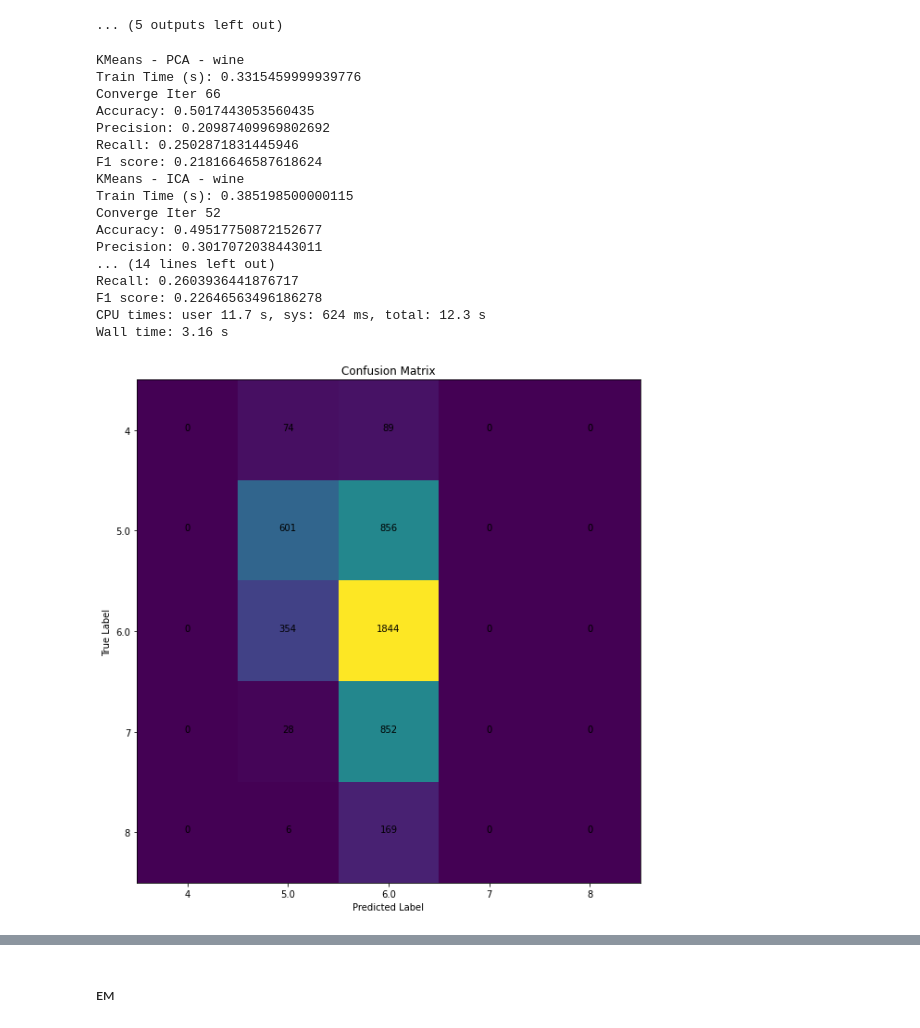
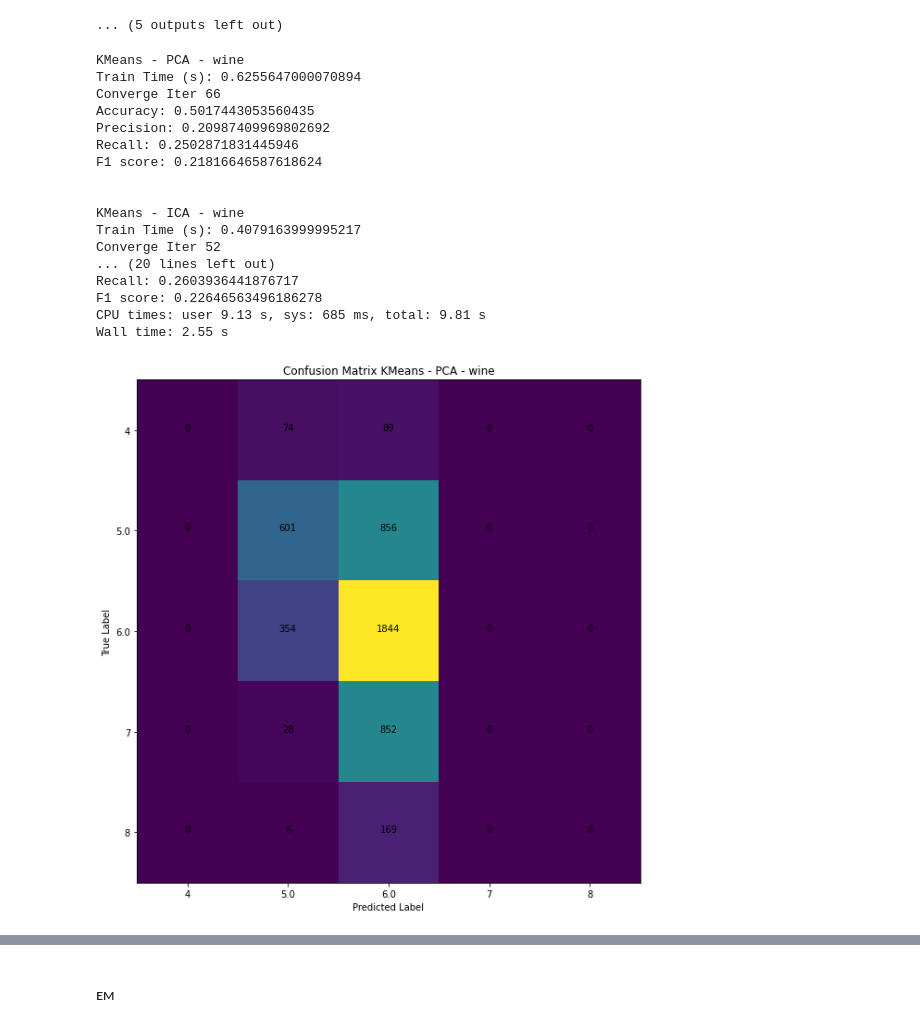
Before and after one commit to TheodoreNguyen/CS7641, a Jupyter notebook: proj3/proj3.ipynb, the cells around one changed output, grey strips where cells are left out. Drawn from its saved outputs; the diff is of its cells as text; code cells hidden in the pictures.

```diff
--- a/proj3/proj3.ipynb
+++ b/proj3/proj3.ipynb
@@ -504,11 +504,11 @@ From Using Elbow method on Silhouette score,
 
     Using Num dist = 7 and 40 for EM on the Abalone and Wine datasets, respectively.
 # %%
-def show_CM(conf_matrix, classes):
+def show_CM(conf_matrix, classes, name):
 
     plt.subplots(figsize=(10, 10))
     plt.imshow(conf_matrix)
-    plt.title("Confusion Matrix")
+    plt.title("Confusion Matrix " + name)
     tick_marks = np.arange(len(classes))
     plt.xticks(tick_marks, classes)
     plt.yticks(tick_marks, classes)
@@ -522,7 +522,7 @@ def show_CM(conf_matrix, classes):
     plt.ylabel('True Label')
     plt.xlabel('Predicted Label')
 
-def Eval(algorithm, x, y):
+def Eval(algorithm, x, y, name):
 
     start = timeit.default_timer()
     evaluator = algorithm.fit(x)
@@ -536,7 +536,7 @@ def Eval(algorithm, x, y):
     f1 = f1_score(y, y_vote, average='macro')
     precision = precision_score(y, y_vote, average='macro')
     recall = recall_score(y, y_vote, average='macro')
-
+    print(name)
     print("Train Time (s): " + str(trainTime))
     print("Converge Iter " + str(algorithm.n_iter_))
     print("Accuracy: " +  str(accuracy))
@@ -546,7 +546,7 @@ def Eval(algorithm, x, y):
 
     cm = confusion_matrix(y, y_vote)
     classes = set(list(set(y_vote)) + list(set(y)))
-    show_CM(cm, classes)
+    show_CM(cm, classes, name)
 # %% [markdown]
 ## Eval on best param
 # %%
@@ -942,34 +946,37 @@ plot_iterator(kmeans_w_grp[0], 'k', 'K-means', 'Wine GRP') # 17
 ... (5 outputs left out)
 # %%
 %%time
-print("KMeans - PCA - wine")
+print("\n")
 params_kmeans['n_clusters'] = 10
-Eval(KMeans(**params_kmeans), X_w_pca, Y_w)
-print("KMeans - ICA - wine")
+Eval(KMeans(**params_kmeans), X_w_pca, Y_w, "KMeans - PCA - wine")
+
+print("\n")
 params_kmeans['n_clusters'] = 20
-Eval(KMeans(**params_kmeans), X_w_ica, Y_w)
-print("KMeans - SRP - wine")
+Eval(KMeans(**params_kmeans), X_w_ica, Y_w, "KMeans - ICA - wine")
+
+print("\n")
 params_kmeans['n_clusters'] = 17
-Eval(KMeans(**params_kmeans), X_w_srp, Y_w)
-print("KMeans - GRP - wine")
+Eval(KMeans(**params_kmeans), X_w_srp, Y_w, "KMeans - SRP - wine")
+
+print("\n")
 params_kmeans['n_clusters'] = 17
-Eval(KMeans(**params_kmeans), X_w_grp, Y_w)
+Eval(KMeans(**params_kmeans), X_w_grp, Y_w, "KMeans - GRP - wine")
 # %% [output]
 KMeans - PCA - wine
-Train Time (s): 0.3315459999939776
+Train Time (s): 0.6255647000070894
 Converge Iter 66
 Accuracy: 0.5017443053560435
 Precision: 0.20987409969802692
 Recall: 0.2502871831445946
 F1 score: 0.21816646587618624
+
+
 KMeans - ICA - wine
-Train Time (s): 0.385198500000115
+Train Time (s): 0.4079163999995217
 Converge Iter 52
-Accuracy: 0.49517750872152677
-Precision: 0.3017072038443011
-... (14 lines left out)
+... (20 lines left out)
 Recall: 0.2603936441876717
 F1 score: 0.22646563496186278
-CPU times: user 11.7 s, sys: 624 ms, total: 12.3 s
-Wall time: 3.16 s
+CPU times: user 9.13 s, sys: 685 ms, total: 9.81 s
+Wall time: 2.55 s
-[figure, old version]
+[figure, new version]
```
Also changed, not shown: parts of 9 cells of this notebook.
